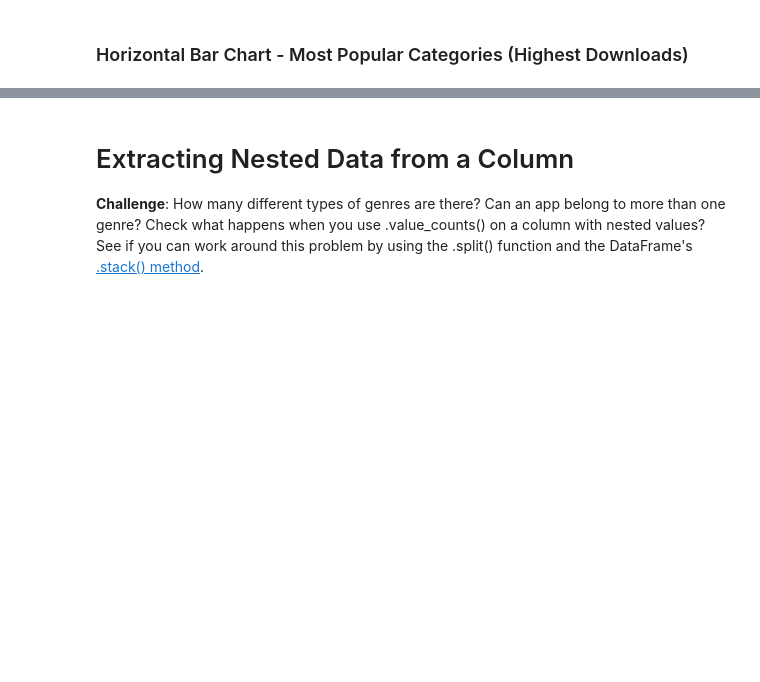
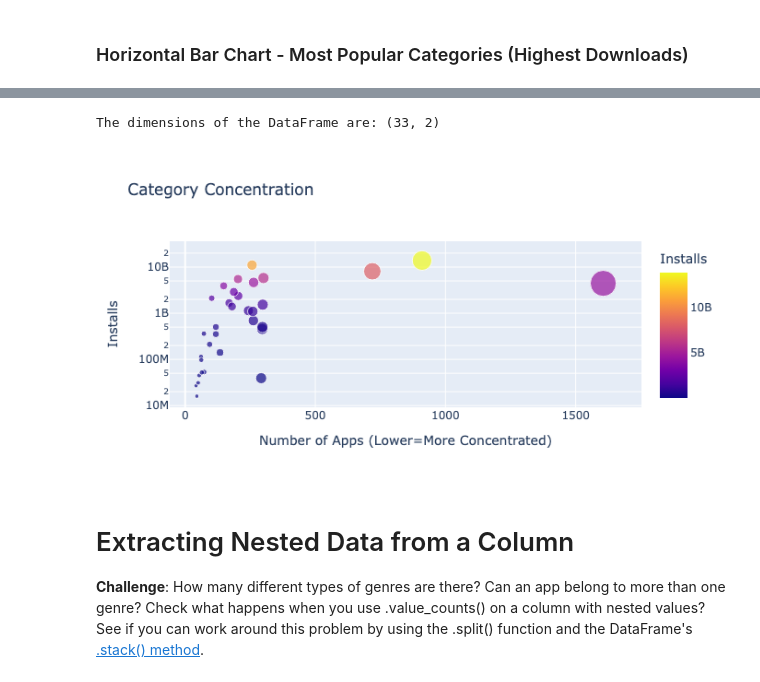
Before and after one commit to hattiepwvi/Pandas-Plotly-App, a Jupyter notebook: Google Play Store App Analytics (start).ipynb, the cells around one changed output, grey strips where cells are left out. Cells and saved outputs as stored; diff of their text form; code cells hidden in the pictures; blank space fills up the shorter version.

```diff
--- a/Google Play Store App Analytics (start).ipynb
+++ b/Google Play Store App Analytics (start).ipynb
@@ -375,6 +384,20 @@ px.bar(x = top10_category.index, y = top10_category.values)
 <img src=https://imgur.com/cHsqh6a.png>
 
 *Hint*: Use the size, hover_name and color parameters in .scatter(). To scale the yaxis, call .update_layout() and specify that the yaxis should be on a log-scale like so: yaxis=dict(type='log')
+# %%
+# df_apps_clean.groupby('Category').agg({'App': pd.Series.count, 'Installs': pd.Series.sum})
+cat_number = df_apps_clean.groupby('Category').agg({'App': pd.Series.count})
+
+cat_merged_df = pd.merge(cat_number, category_installs, on='Category', how='inner')
+print(f'The dimensions of the DataFrame are: {cat_merged_df.shape}')
+cat_merged_df.sort_values('Installs', ascending=False)
+
+scatter = px.scatter(cat_merged_df, x='App', y='Installs', title='Category Concentration', size='App', hover_name=cat_merged_df.index,color='Installs')
+scatter.update_layout(xaxis_title="Number of Apps (Lower=More Concentrated)", yaxis_title="Installs", yaxis=dict(type='log'))
+scatter.show()
+# %% [output]
+The dimensions of the DataFrame are: (33, 2)
+[figure, added]
 # %% [markdown]
 # Extracting Nested Data from a Column
 
```
Also changed, not shown: parts of 20 cells of this notebook.
